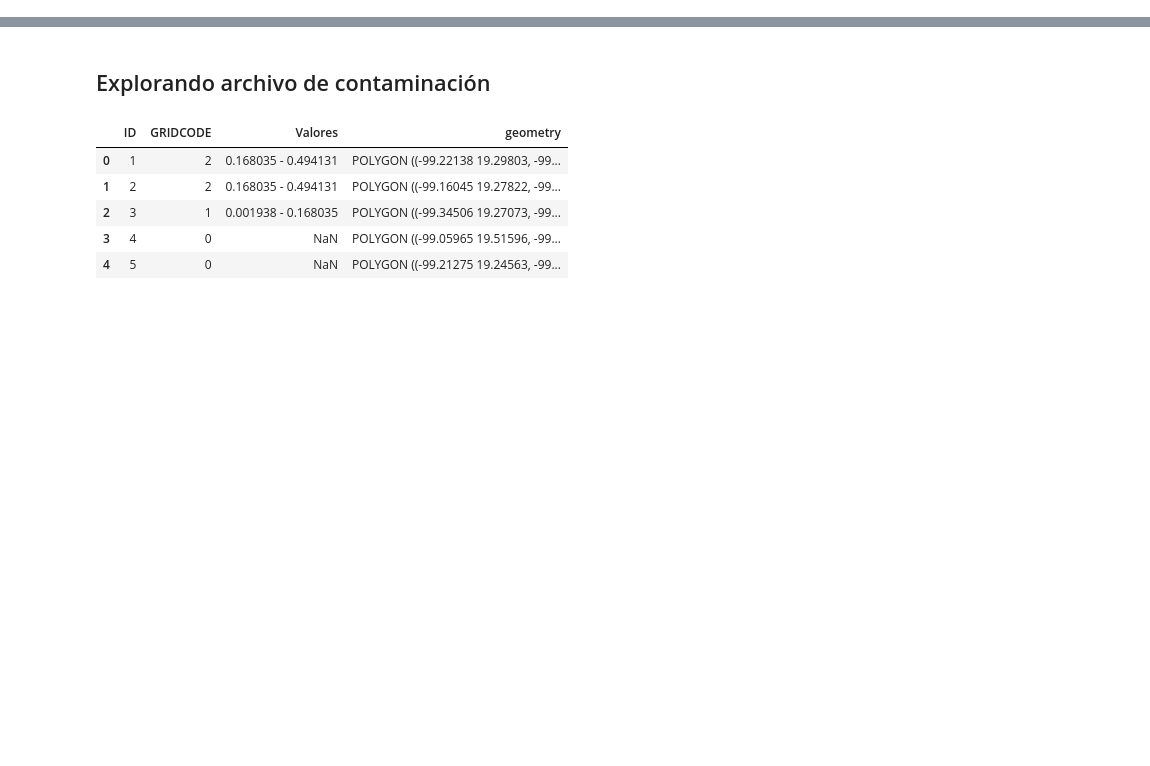
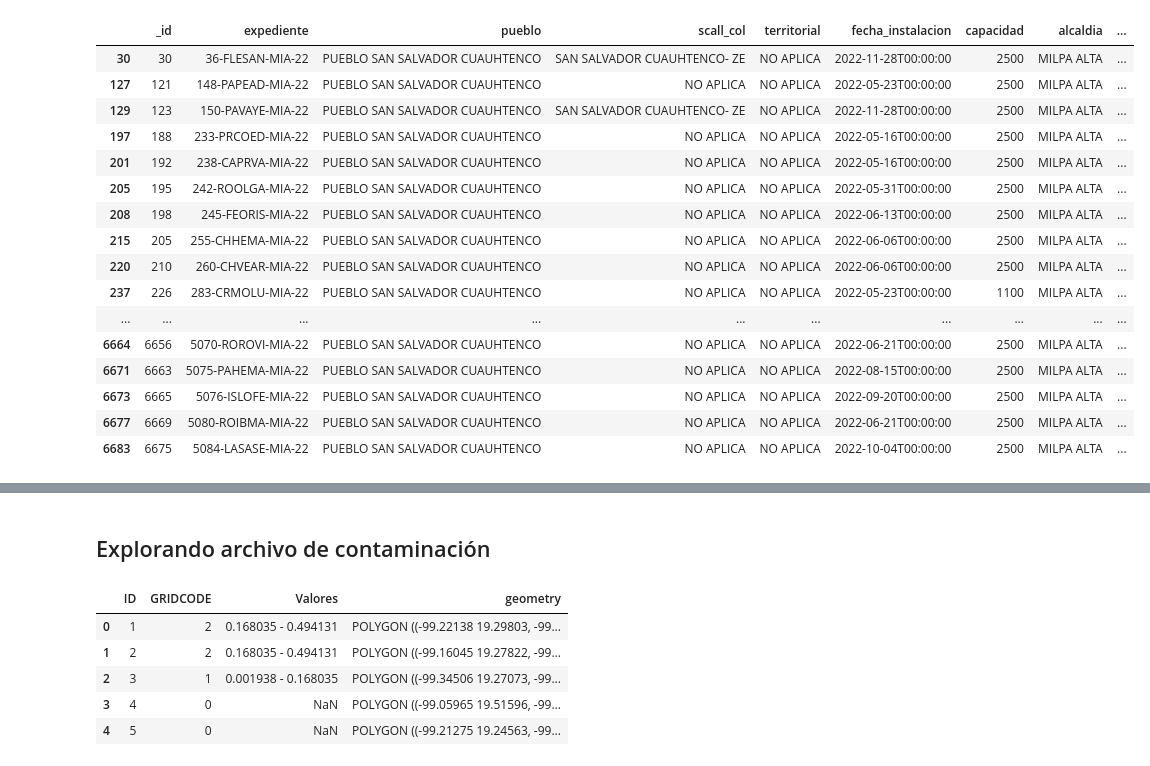
Before and after one commit to Anton-Utray/Vulnerabilidad-Hidrica-CDMX, a Jupyter notebook: Pruebas.ipynb, the cells around one changed output, grey strips where cells are left out. Cells and saved outputs as stored; diff of their text form; code cells hidden in the pictures; blank space fills up the shorter version.

```diff
--- a/Pruebas.ipynb
+++ b/Pruebas.ipynb
@@ -5,3 +12,8 @@
 import geopandas as gpd
 import matplotlib.pyplot as plt
 import folium
+from copy_repo_funciones import *
+import warnings
+warnings.filterwarnings('ignore')
+pd.set_option('display.max_columns', None)
+pd.set_option('display.max_rows', None)
@@ -30,0 +24,2 @@ data
+# %%
+geo=gpd.read_file('../FINAL/RAW/GEOREF/georef-mexico-colonia/georef-mexico-colonia-millesime.shp')
@@ -30,0 +35,29 @@ data
+# %%
+capt_22=pd.read_csv('../FINAL/RAW/SCALL/scall_2022.csv')
+# %%
+import pandas as pd
+import geopandas as gpd
+from shapely.geometry import Point
+
+
+# Iterate over capt_total
+for index, row in capt_22.iterrows():
+    lat = row['latitud']
+    lon = row['longitud']
+
+    # Create a Point object from the latitude and longitude coordinates
+    point = Point(lon, lat)
+
+    # Initialize the 'Colonia name' for the current row
+    colonia_name = None
+
+    # Iterate over the polygons to check if the point is inside any polygon
+    for _, polygon in geo.iterrows():
+        # Check if the point is inside the polygon
+        if polygon['geometry'].contains(point):
+            # Assign the 'Colonia name' for the current row
+            colonia_name = polygon['col_name']
+            break  # Exit the loop if a match is found
+
+    # Assign the 'Colonia name' to the current row in capt_total
+    capt_22.at[index, 'Colonia name'] = colonia_name
@@ -30,0 +109,20 @@ data
+# %%
+capt_22.loc[capt_22['Colonia name']=="['San Salvador Cuauhtenco (Pblo)']"]
+# %% [output]
+|  | _id | expediente | pueblo | scall_col | territorial | fecha_instalacion | capacidad | alcaldia | ... |
+| 30 | 30 | 36-FLESAN-MIA-22 | PUEBLO SAN SALVADOR CUAUHTENCO | SAN SALVADOR CUAUHTENCO- ZE | NO APLICA | 2022-11-28T00:00:00 | 2500 | MILPA ALTA | ... |
+| 127 | 121 | 148-PAPEAD-MIA-22 | PUEBLO SAN SALVADOR CUAUHTENCO | NO APLICA | NO APLICA | 2022-05-23T00:00:00 | 2500 | MILPA ALTA | ... |
+| 129 | 123 | 150-PAVAYE-MIA-22 | PUEBLO SAN SALVADOR CUAUHTENCO | SAN SALVADOR CUAUHTENCO- ZE | NO APLICA | 2022-11-28T00:00:00 | 2500 | MILPA ALTA | ... |
+| 197 | 188 | 233-PRCOED-MIA-22 | PUEBLO SAN SALVADOR CUAUHTENCO | NO APLICA | NO APLICA | 2022-05-16T00:00:00 | 2500 | MILPA ALTA | ... |
+| 201 | 192 | 238-CAPRVA-MIA-22 | PUEBLO SAN SALVADOR CUAUHTENCO | NO APLICA | NO APLICA | 2022-05-16T00:00:00 | 2500 | MILPA ALTA | ... |
+| 205 | 195 | 242-ROOLGA-MIA-22 | PUEBLO SAN SALVADOR CUAUHTENCO | NO APLICA | NO APLICA | 2022-05-31T00:00:00 | 2500 | MILPA ALTA | ... |
+| 208 | 198 | 245-FEORIS-MIA-22 | PUEBLO SAN SALVADOR CUAUHTENCO | NO APLICA | NO APLICA | 2022-06-13T00:00:00 | 2500 | MILPA ALTA | ... |
+| 215 | 205 | 255-CHHEMA-MIA-22 | PUEBLO SAN SALVADOR CUAUHTENCO | NO APLICA | NO APLICA | 2022-06-06T00:00:00 | 2500 | MILPA ALTA | ... |
+| 220 | 210 | 260-CHVEAR-MIA-22 | PUEBLO SAN SALVADOR CUAUHTENCO | NO APLICA | NO APLICA | 2022-06-06T00:00:00 | 2500 | MILPA ALTA | ... |
+| 237 | 226 | 283-CRMOLU-MIA-22 | PUEBLO SAN SALVADOR CUAUHTENCO | NO APLICA | NO APLICA | 2022-05-23T00:00:00 | 1100 | MILPA ALTA | ... |
+| ... | ... | ... | ... | ... | ... | ... | ... | ... | ... |
+| 6664 | 6656 | 5070-ROROVI-MIA-22 | PUEBLO SAN SALVADOR CUAUHTENCO | NO APLICA | NO APLICA | 2022-06-21T00:00:00 | 2500 | MILPA ALTA | ... |
+| 6671 | 6663 | 5075-PAHEMA-MIA-22 | PUEBLO SAN SALVADOR CUAUHTENCO | NO APLICA | NO APLICA | 2022-08-15T00:00:00 | 2500 | MILPA ALTA | ... |
+| 6673 | 6665 | 5076-ISLOFE-MIA-22 | PUEBLO SAN SALVADOR CUAUHTENCO | NO APLICA | NO APLICA | 2022-09-20T00:00:00 | 2500 | MILPA ALTA | ... |
+| 6677 | 6669 | 5080-ROIBMA-MIA-22 | PUEBLO SAN SALVADOR CUAUHTENCO | NO APLICA | NO APLICA | 2022-06-21T00:00:00 | 2500 | MILPA ALTA | ... |
+| 6683 | 6675 | 5084-LASASE-MIA-22 | PUEBLO SAN SALVADOR CUAUHTENCO | NO APLICA | NO APLICA | 2022-10-04T00:00:00 | 2500 | MILPA ALTA | ... |
```
Also changed, not shown: parts of 17 cells of this notebook, 10 other files.
